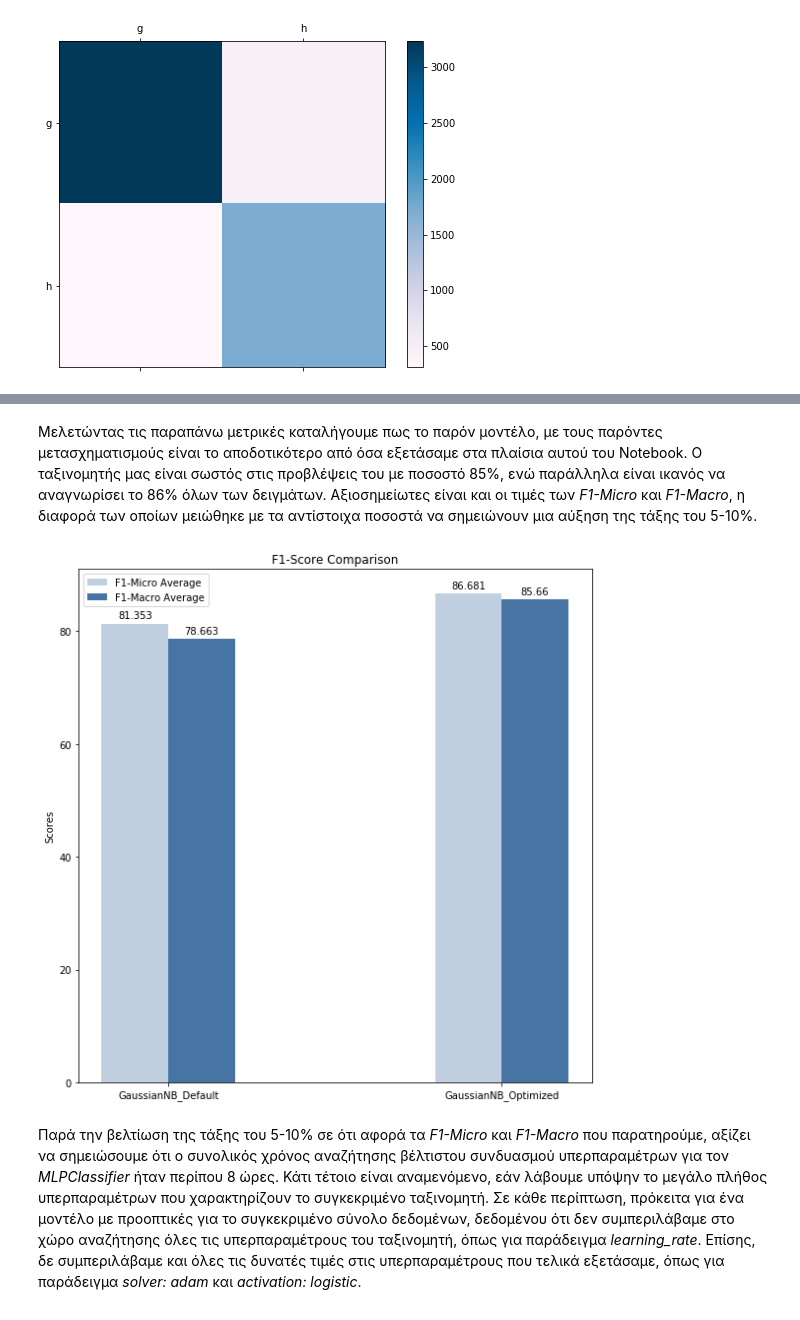
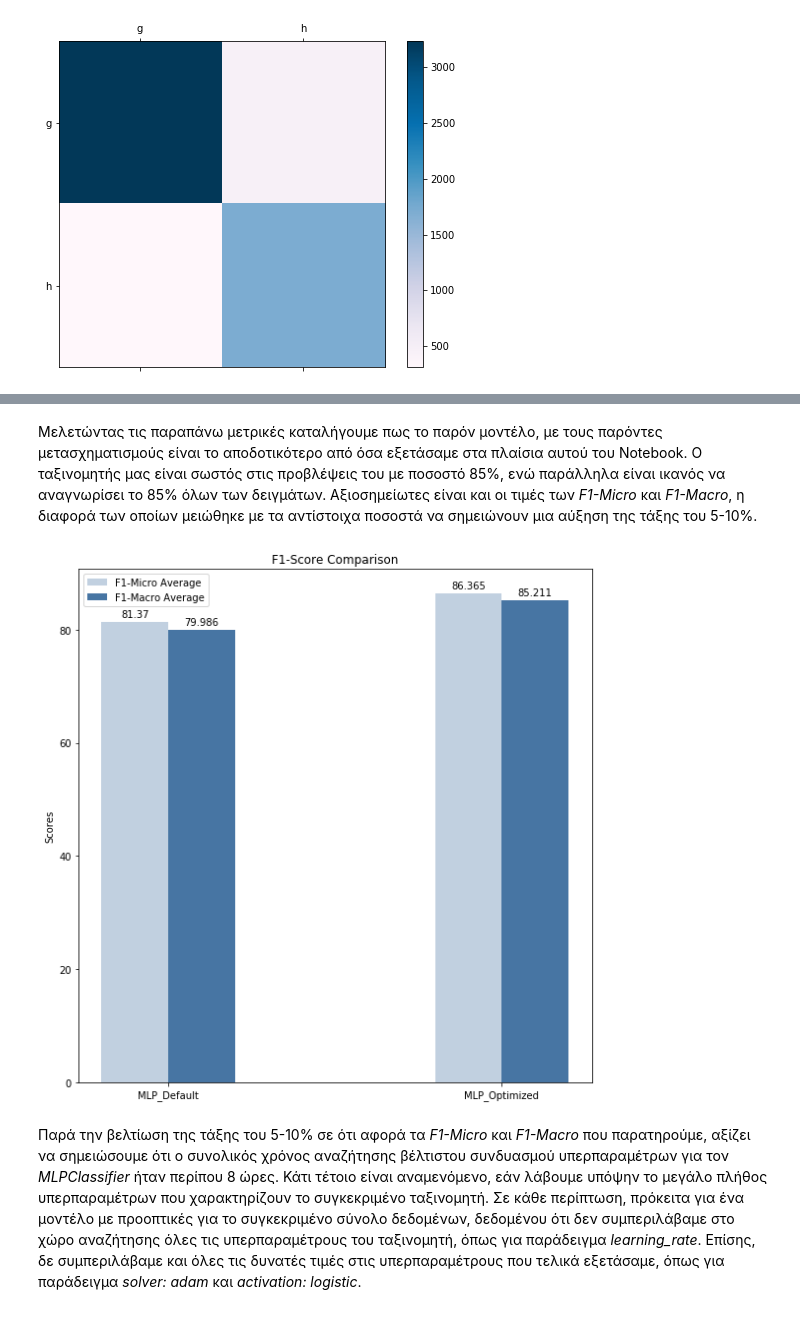
Before and after one commit to sonqo/ntua-ypsilon, a Jupyter notebook: 3_Neural_Networks_Intelligent_Systems/1_Classification/A11_B01.ipynb, the cells around one changed output, grey strips where cells are left out. Drawn from its saved outputs; the diff is of its cells as text; code cells hidden in the pictures.

```diff
--- a/3_Neural_Networks_Intelligent_Systems/1_Classification/A11_B01.ipynb
+++ b/3_Neural_Networks_Intelligent_Systems/1_Classification/A11_B01.ipynb
@@ -1660,36 +1660,36 @@ weighted avg       0.87      0.87      0.87      5706
 # %% [markdown]
-Μελετώντας τις παραπάνω μετρικές καταλήγουμε πως το παρόν μοντέλο, με τους παρόντες μετασχηματισμούς είναι το αποδοτικότερο από όσα εξετάσαμε στα πλαίσια αυτού του Notebook. Ο ταξινομητής μας είναι σωστός στις προβλέψεις του με ποσοστό 85%, ενώ παράλληλα είναι ικανός να αναγνωρίσει το 86% όλων των δειγμάτων. Αξιοσημείωτες είναι και οι τιμές των *F1-Micro* και *F1-Macro*, η διαφορά των οποίων μειώθηκε με τα αντίστοιχα ποσοστά να σημειώνουν μια αύξηση της τάξης του 5-10%.
+Μελετώντας τις παραπάνω μετρικές καταλήγουμε πως το παρόν μοντέλο, με τους παρόντες μετασχηματισμούς είναι το αποδοτικότερο από όσα εξετάσαμε στα πλαίσια αυτού του Notebook. Ο ταξινομητής μας είναι σωστός στις προβλέψεις του με ποσοστό 85%, ενώ παράλληλα είναι ικανός να αναγνωρίσει το 85% όλων των δειγμάτων. Αξιοσημείωτες είναι και οι τιμές των *F1-Micro* και *F1-Macro*, η διαφορά των οποίων μειώθηκε με τα αντίστοιχα ποσοστά να σημειώνουν μια αύξηση της τάξης του 5-10%.
 # %%
-labels = ['GaussianNB_Default', 'GaussianNB_Optimized']
+labels = ['MLP_Default', 'MLP_Optimized']
 f1_micro_mlp_final = [round(mlp_f1_micro, 3), round(mlp_f1_micro_final, 3)]
 f1_macro_mlp_final = [round(mlp_f1_macro, 3), round(mlp_f1_macro_final, 3)]
 
 width = 0.20
 x = np.arange(len(labels))
 
 fig, ax = plt.subplots(figsize=(8, 8))
 rect1 = ax.bar(x-width/2, f1_micro_mlp_final, width, label='F1-Micro Average', color=(0.2, 0.4, 0.6, 0.3))
 rect2 = ax.bar(x+width/2, f1_macro_mlp_final, width, label='F1-Macro Average', color=(0.2, 0.4, 0.6, 0.9))
 
 ax.legend()
 ax.set_xticks(x)
 ax.set_ylabel('Scores')
 ax.set_xticklabels(labels)
 ax.set_title('F1-Score Comparison')
 
 def autolabel(rects):
     for rect in rects:
         height = rect.get_height()
         ax.annotate('{}'.format(height), xy=(rect.get_x()+rect.get_width()/2, height), xytext=(0, 3),
                     textcoords="offset points", ha='center', va='bottom')
 
 autolabel(rect1)
 autolabel(rect2)
 fig.tight_layout()
 
 plt.show()
 # %% [output]
-[figure, old version]
+[figure, new version]
 # %% [markdown]
 Παρά την βελτίωση της τάξης του 5-10% σε ότι αφορά τα *F1-Micro* και *F1-Macro* που παρατηρούμε, αξίζει να σημειώσουμε ότι ο συνολικός χρόνος αναζήτησης βέλτιστου συνδυασμού υπερπαραμέτρων για τον *MLPClassifier* ήταν περίπου 8 ώρες. Κάτι τέτοιο είναι αναμενόμενο, εάν λάβουμε υπόψην το μεγάλο πλήθος υπερπαραμέτρων που χαρακτηρίζουν το συγκεκριμένο ταξινομητή. Σε κάθε περίπτωση, πρόκειτα για ένα μοντέλο με προοπτικές για το συγκεκριμένο σύνολο δεδομένων, δεδομένου ότι δεν συμπεριλάβαμε στο χώρο αναζήτησης όλες τις υπερπαραμέτρους του ταξινομητή, όπως για παράδειγμα *learning_rate*. Επίσης, δε συμπεριλάβαμε και όλες τις δυνατές τιμές στις υπερπαραμέτρους που τελικά εξετάσαμε, όπως για παράδειγμα *solver: adam* και *activation: logistic*.
 
```
Also changed, not shown: parts of 7 cells of this notebook.
